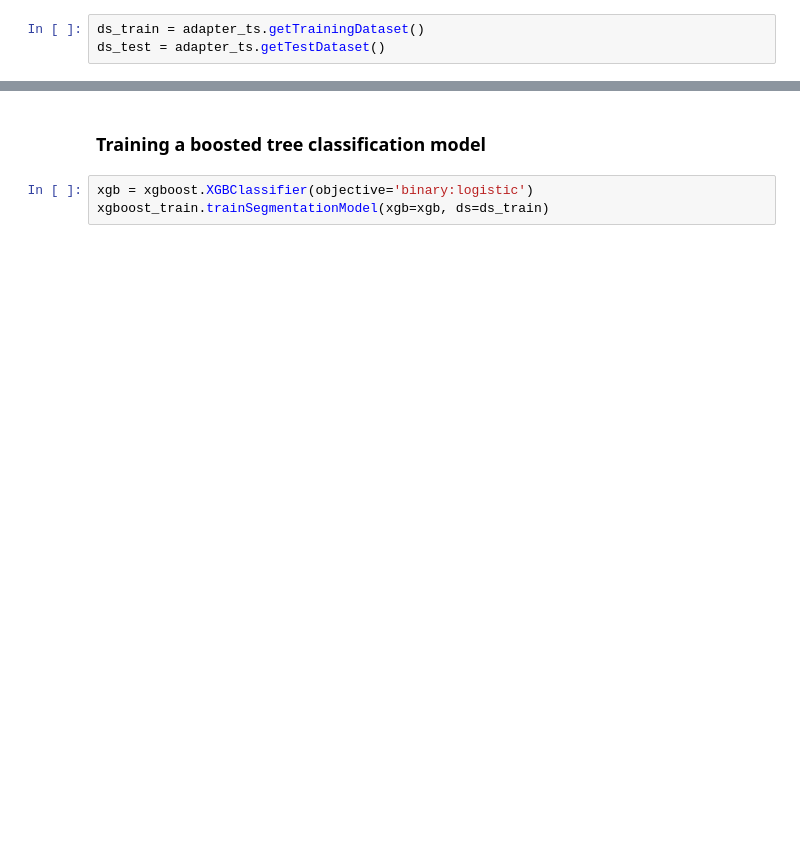
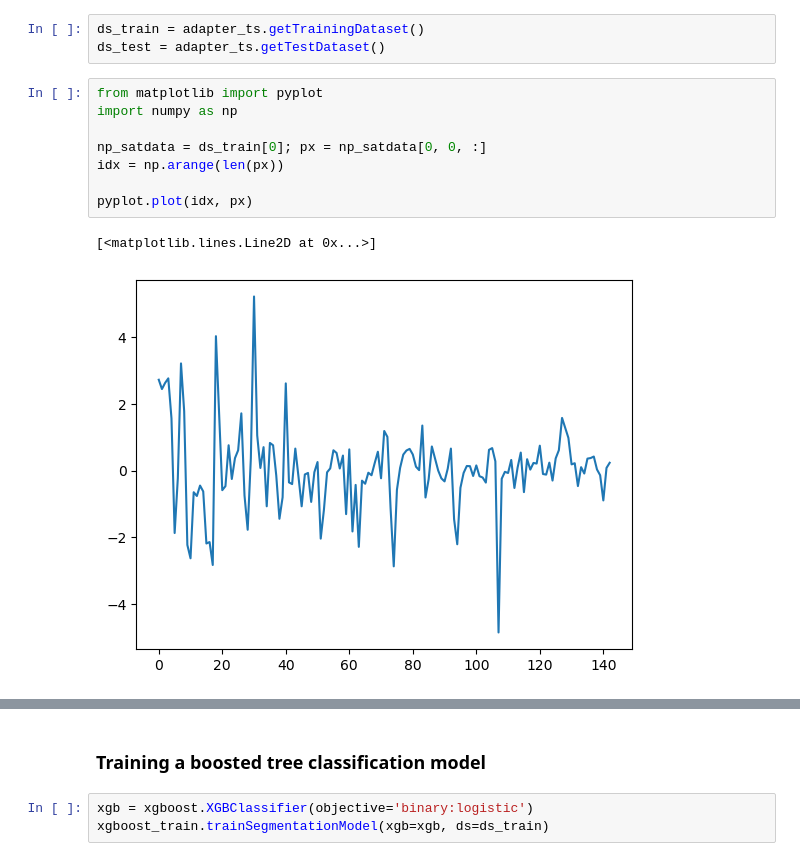
Before and after one commit to natural-hazards/wildfires, a Jupyter notebook: notebooks/tutorial_xgboost.ipynb, the cells around one changed output, grey strips where cells are left out. Drawn from its saved outputs; the diff is of its cells as text; blank space fills up the shorter version.

```diff
--- a/notebooks/tutorial_xgboost.ipynb
+++ b/notebooks/tutorial_xgboost.ipynb
@@ -242,6 +272,17 @@ Finnish event: 'Transforming data using PCA'. It takes 2.62s.
 # %%
 ds_train = adapter_ts.getTrainingDataset()
 ds_test = adapter_ts.getTestDataset()
+# %%
+from matplotlib import pyplot
+import numpy as np
+
+np_satdata = ds_train[0]; px = np_satdata[0, 0, :]
+idx = np.arange(len(px))
+
+pyplot.plot(idx, px)
+# %% [output]
+[<matplotlib.lines.Line2D at 0x...>]
+[figure, added]
 # %%
 _, axes = plt_pylab.subplots(2, 2, figsize=(10, 7))
 
```
Also changed, not shown: parts of 32 cells of this notebook, 3 other files.
